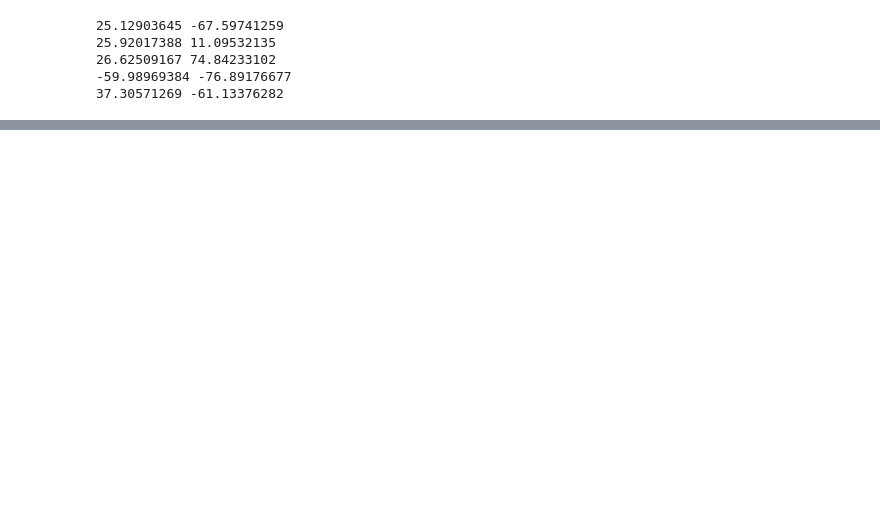
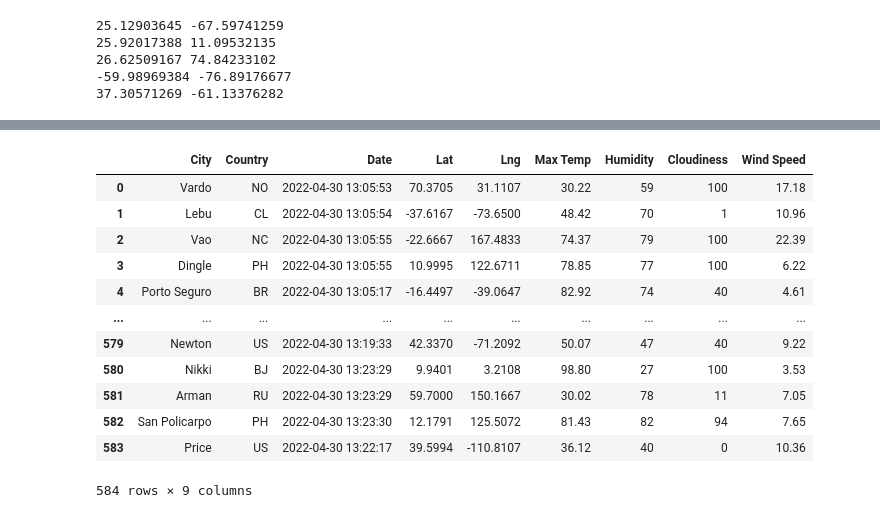
Before and after one commit to assuahborsah/World_Weather_Analysis, a Jupyter notebook: API_practice.ipynb, the cells around one changed output, grey strips where cells are left out. Saved outputs shown, nothing was run; the diff lists cells and outputs as text; code cells hidden in the pictures; blank space fills up the shorter version.

```diff
--- a/API_practice.ipynb
+++ b/API_practice.ipynb
@@ -24,0 +209,6 @@ for coordinate in coordinates:
+# %%
+# Create a set of random latitude and longitude combinations.
+lats = np.random.uniform(low=-90.000, high=90.000, size=1500)
+lngs = np.random.uniform(low=-180.000, high=180.000, size=1500)
+lat_lngs = zip(lats, lngs)
+lat_lngs
@@ -24,0 +217,4 @@ for coordinate in coordinates:
+# %%
+# Add the latitudes and longitudes to a list.
+coordinates = list(lat_lngs)
+coordinates
@@ -24,0 +239,12 @@ for coordinate in coordinates:
+# %%
+# Create a list for holding the cities.
+cities = []
+# Identify the nearest city for each latitude and longitude combination.
+for coordinate in coordinates:
+    city = citipy.nearest_city(coordinate[0], coordinate[1]).city_name
+
+    # If the city is unique, then we will add it to the cities list.
+    if city not in cities:
+        cities.append(city)
+# Print the city count to confirm sufficient count.
+len(cities)
@@ -24,0 +333,4 @@ for coordinate in coordinates:
+# %%
+# Convert the array of dictionaries to a Pandas DataFrame.
+city_data_df = pd.DataFrame(city_data)
+city_data_df.head(10)
@@ -24,0 +349,21 @@ for coordinate in coordinates:
+# %%
+# Reorder the columns in the order you want them to appear.
+new_column_order = ["City", "Country", "Date","Lat", "Lng", "Max Temp", "Humidity", "Cloudiness", "Wind Speed"]
+
+# Assign district summary df the new column order.
+city_data_df = city_data_df[new_column_order]
+city_data_df
+# %% [output]
+|  | City | Country | Date | Lat | Lng | Max Temp | Humidity | Cloudiness | Wind Speed |
+| 0 | Vardo | NO | 2022-04-30 13:05:53 | 70.3705 | 31.1107 | 30.22 | 59 | 100 | 17.18 |
+| 1 | Lebu | CL | 2022-04-30 13:05:54 | -37.6167 | -73.6500 | 48.42 | 70 | 1 | 10.96 |
+| 2 | Vao | NC | 2022-04-30 13:05:55 | -22.6667 | 167.4833 | 74.37 | 79 | 100 | 22.39 |
+| 3 | Dingle | PH | 2022-04-30 13:05:55 | 10.9995 | 122.6711 | 78.85 | 77 | 100 | 6.22 |
+| 4 | Porto Seguro | BR | 2022-04-30 13:05:17 | -16.4497 | -39.0647 | 82.92 | 74 | 40 | 4.61 |
+| ... | ... | ... | ... | ... | ... | ... | ... | ... | ... |
+| 579 | Newton | US | 2022-04-30 13:19:33 | 42.3370 | -71.2092 | 50.07 | 47 | 40 | 9.22 |
+| 580 | Nikki | BJ | 2022-04-30 13:23:29 | 9.9401 | 3.2108 | 98.80 | 27 | 100 | 3.53 |
+| 581 | Arman | RU | 2022-04-30 13:23:29 | 59.7000 | 150.1667 | 30.02 | 78 | 11 | 7.05 |
+| 582 | San Policarpo | PH | 2022-04-30 13:23:30 | 12.1791 | 125.5072 | 81.43 | 82 | 94 | 7.65 |
+| 583 | Price | US | 2022-04-30 13:22:17 | 39.5994 | -110.8107 | 36.12 | 40 | 0 | 10.36 |
+584 rows × 9 columns
```
Also changed, not shown: parts of 37 cells of this notebook, 3 other files.
